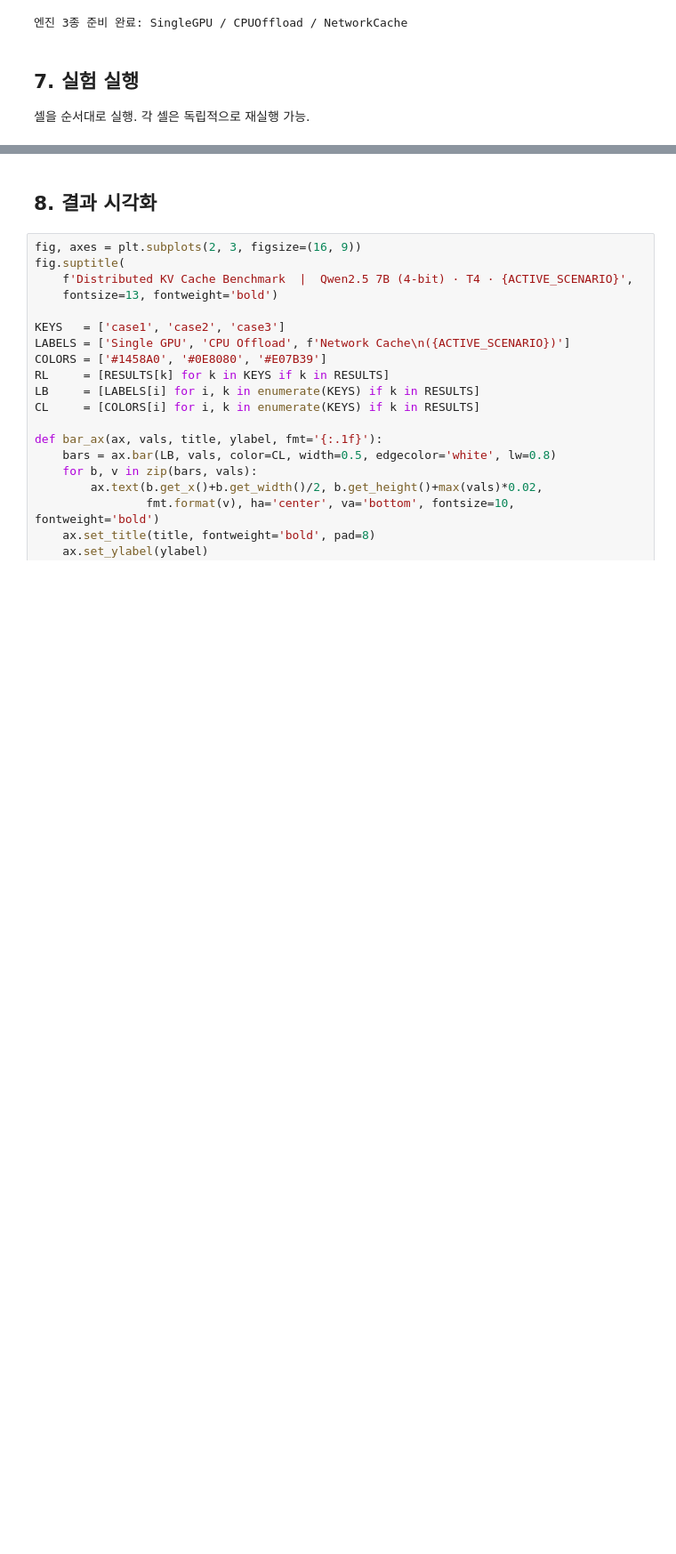
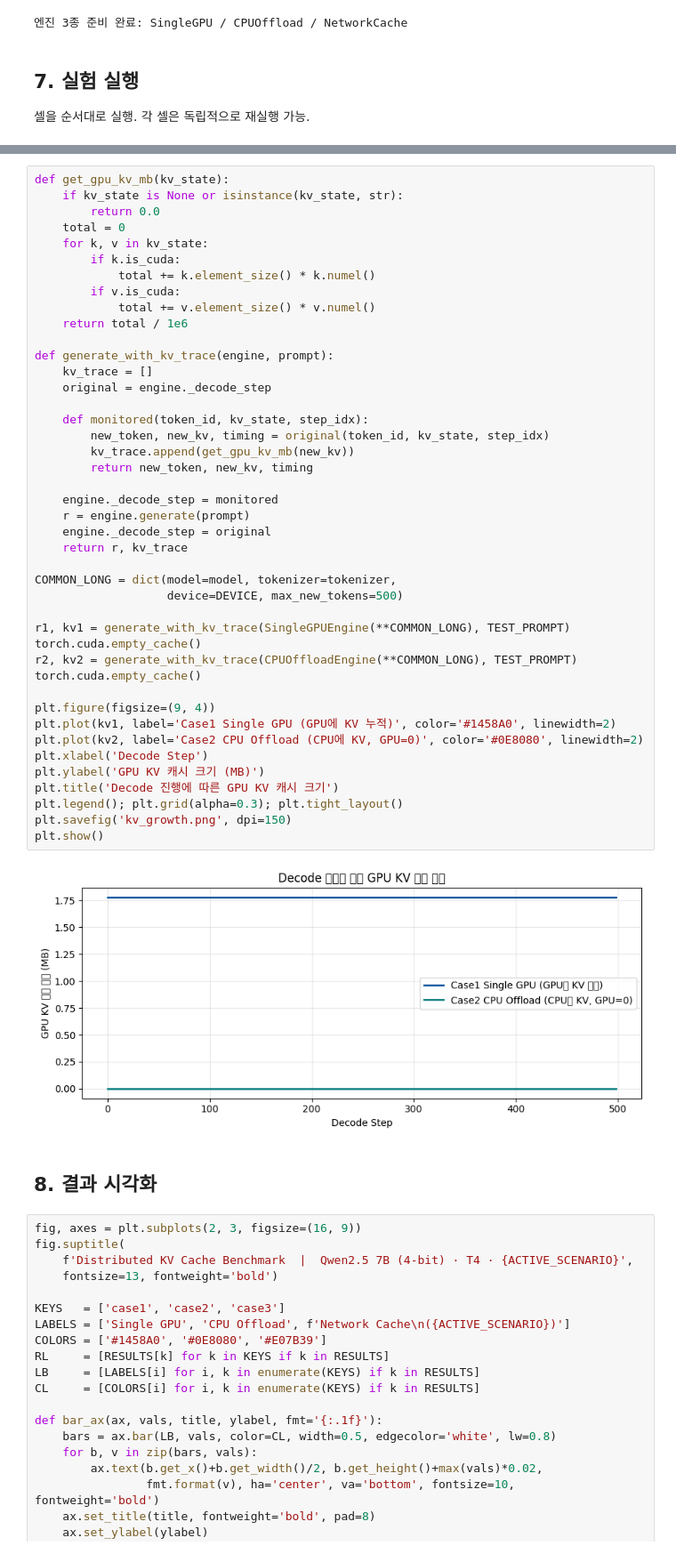
Before and after one commit to guddn/Distributed_KV_pair_OnLocalGPU, a Jupyter notebook: distributed_kv_complete.ipynb, the cells around one changed output, grey strips where cells are left out. Shown at 89% size. Saved outputs shown, nothing was run; the diff lists cells and outputs as text; blank space fills up the shorter version.

```diff
--- a/distributed_kv_complete.ipynb
+++ b/distributed_kv_complete.ipynb
@@ -784,3 +997,48 @@ Case 3: Network Cache (WiFi_1G)
+# %%
+def get_gpu_kv_mb(kv_state):
+    if kv_state is None or isinstance(kv_state, str):
+        return 0.0
+    total = 0
+    for k, v in kv_state:
+        if k.is_cuda:
+            total += k.element_size() * k.numel()
+        if v.is_cuda:
+            total += v.element_size() * v.numel()
+    return total / 1e6
+
+def generate_with_kv_trace(engine, prompt):
+    kv_trace = []
+    original = engine._decode_step
+
+    def monitored(token_id, kv_state, step_idx):
+        new_token, new_kv, timing = original(token_id, kv_state, step_idx)
+        kv_trace.append(get_gpu_kv_mb(new_kv))
+        return new_token, new_kv, timing
+
+    engine._decode_step = monitored
+    r = engine.generate(prompt)
+    engine._decode_step = original
+    return r, kv_trace
+
+COMMON_LONG = dict(model=model, tokenizer=tokenizer,
+                   device=DEVICE, max_new_tokens=500)
+
+r1, kv1 = generate_with_kv_trace(SingleGPUEngine(**COMMON_LONG), TEST_PROMPT)
+torch.cuda.empty_cache()
+r2, kv2 = generate_with_kv_trace(CPUOffloadEngine(**COMMON_LONG), TEST_PROMPT)
+torch.cuda.empty_cache()
+
+plt.figure(figsize=(9, 4))
+plt.plot(kv1, label='Case1 Single GPU (GPU에 KV 누적)', color='#1458A0', linewidth=2)
+plt.plot(kv2, label='Case2 CPU Offload (CPU에 KV, GPU=0)', color='#0E8080', linewidth=2)
+plt.xlabel('Decode Step')
+plt.ylabel('GPU KV 캐시 크기 (MB)')
+plt.title('Decode 진행에 따른 GPU KV 캐시 크기')
+plt.legend(); plt.grid(alpha=0.3); plt.tight_layout()
+plt.savefig('kv_growth.png', dpi=150)
+plt.show()
+# %% [output]
+[figure, added]
 # %% [markdown]
 ## 8. 결과 시각화
 # %%
```
Also changed, not shown: parts of 12 cells of this notebook.
